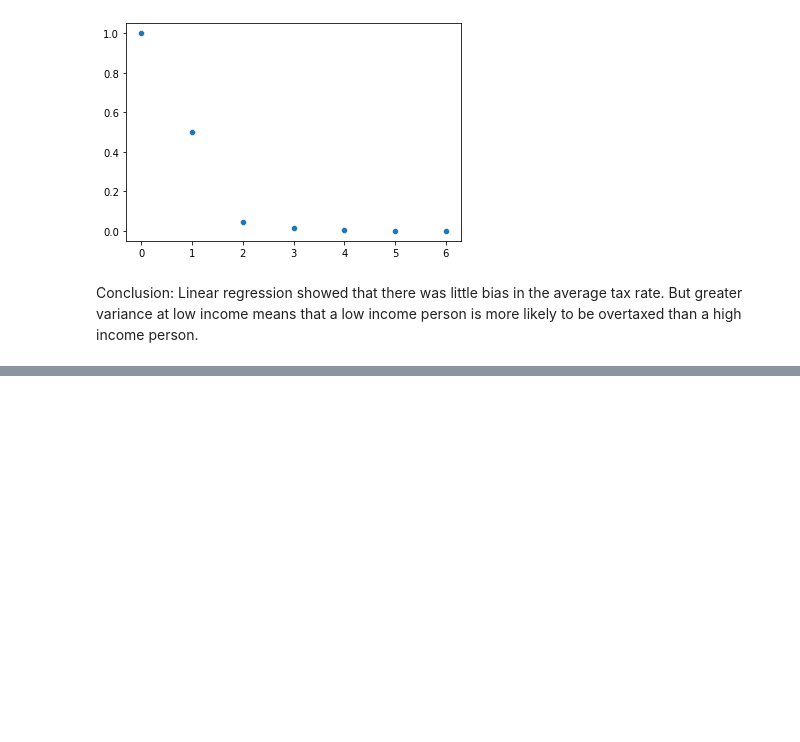
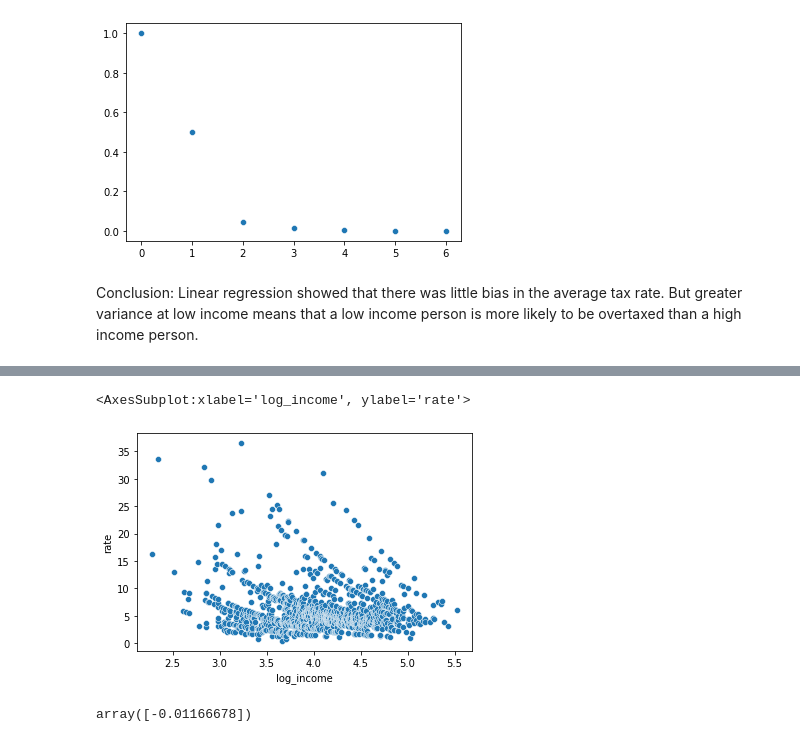
Before and after one commit to RossHyman/The-Over-valuation-of-Bungalow-in-the-Bell-School-Area-of-Chicago, a Jupyter notebook: Property_Values/notebooks/effectivetax.ipynb, the cells around one changed output, grey strips where cells are left out. Drawn from its saved outputs; the diff is of its cells as text; code cells hidden in the pictures; blank space fills up the shorter version.

```diff
--- a/Property_Values/notebooks/effectivetax.ipynb
+++ b/Property_Values/notebooks/effectivetax.ipynb
@@ -188,0 +224,13 @@ Conclusion: Linear regression showed that there was little bias in the average t
+# %%
+df_medians['log_income'] = np.log(df_medians.incomeperthou)
+# %%
+sns.scatterplot(data = df_medians,x='log_income',y='rate')
+# %% [output]
+<AxesSubplot:xlabel='log_income', ylabel='rate'>
+[figure, added]
+# %%
+ln = LinearRegression()
+ln.fit(df_medians[['incomeperthou']],df_medians.rate)
+ln.coef_
+# %% [output]
+array([-0.01166678])
```
Also changed, not shown: parts of 15 cells of this notebook, 16 other files.
